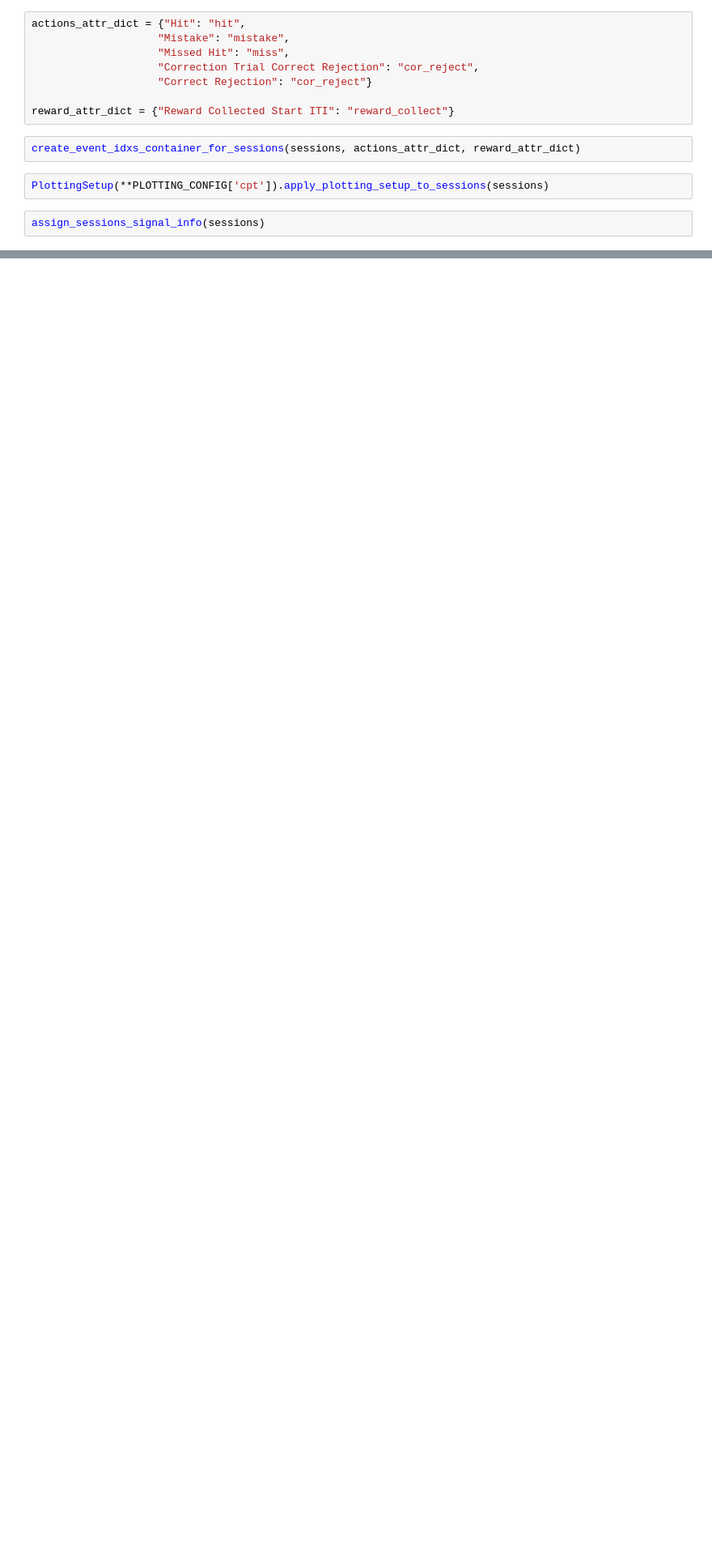
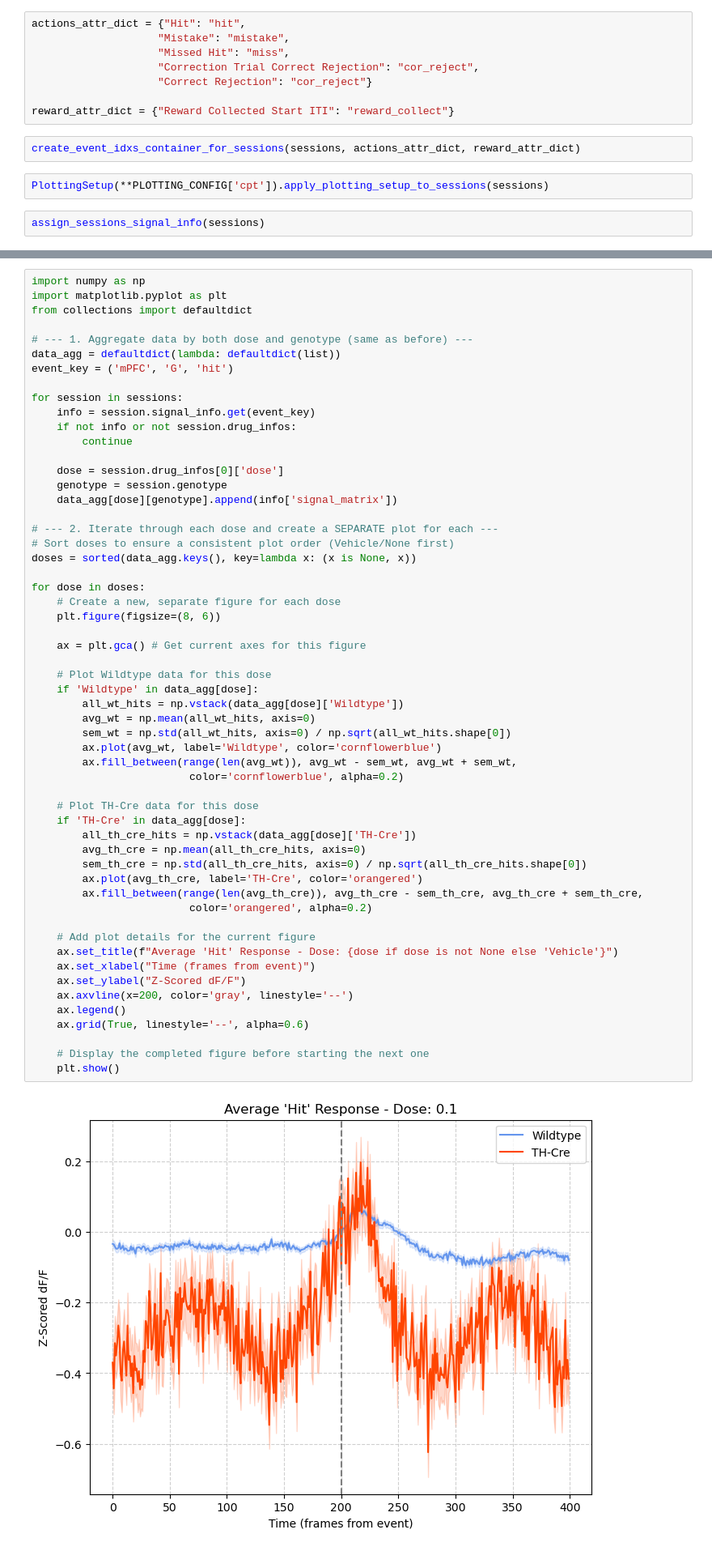
Before and after one commit to sebeliassen/FiberphotometryCode, a Jupyter notebook: fiberphotometry/notebooks/demos/plotting_by_genotype.ipynb, the cells around one changed output, grey strips where cells are left out. Shown at 81% size. Drawn from its saved outputs; the diff is of its cells as text; blank space fills up the shorter version.

```diff
--- a/fiberphotometry/notebooks/demos/plotting_by_genotype.ipynb
+++ b/fiberphotometry/notebooks/demos/plotting_by_genotype.ipynb
@@ -87,0 +229,58 @@ for k, v in s0.signal_info.items():
+# %%
+import numpy as np
+import matplotlib.pyplot as plt
+from collections import defaultdict
+
+# --- 1. Aggregate data by both dose and genotype (same as before) ---
+data_agg = defaultdict(lambda: defaultdict(list))
+event_key = ('mPFC', 'G', 'hit')
+
+for session in sessions:
+    info = session.signal_info.get(event_key)
+    if not info or not session.drug_infos:
+        continue
+
+    dose = session.drug_infos[0]['dose']
+    genotype = session.genotype
+    data_agg[dose][genotype].append(info['signal_matrix'])
+
+# --- 2. Iterate through each dose and create a SEPARATE plot for each ---
+# Sort doses to ensure a consistent plot order (Vehicle/None first)
+doses = sorted(data_agg.keys(), key=lambda x: (x is None, x))
+
+for dose in doses:
+    # Create a new, separate figure for each dose
+    plt.figure(figsize=(8, 6))
+
+    ax = plt.gca() # Get current axes for this figure
+
+    # Plot Wildtype data for this dose
+    if 'Wildtype' in data_agg[dose]:
+        all_wt_hits = np.vstack(data_agg[dose]['Wildtype'])
+        avg_wt = np.mean(all_wt_hits, axis=0)
+        sem_wt = np.std(all_wt_hits, axis=0) / np.sqrt(all_wt_hits.shape[0])
+        ax.plot(avg_wt, label='Wildtype', color='cornflowerblue')
+        ax.fill_between(range(len(avg_wt)), avg_wt - sem_wt, avg_wt + sem_wt,
+                         color='cornflowerblue', alpha=0.2)
+
+    # Plot TH-Cre data for this dose
+    if 'TH-Cre' in data_agg[dose]:
+        all_th_cre_hits = np.vstack(data_agg[dose]['TH-Cre'])
+        avg_th_cre = np.mean(all_th_cre_hits, axis=0)
+        sem_th_cre = np.std(all_th_cre_hits, axis=0) / np.sqrt(all_th_cre_hits.shape[0])
+        ax.plot(avg_th_cre, label='TH-Cre', color='orangered')
+        ax.fill_between(range(len(avg_th_cre)), avg_th_cre - sem_th_cre, avg_th_cre + sem_th_cre,
+                         color='orangered', alpha=0.2)
+
+    # Add plot details for the current figure
+    ax.set_title(f"Average 'Hit' Response - Dose: {dose if dose is not None else 'Vehicle'}")
+    ax.set_xlabel("Time (frames from event)")
+    ax.set_ylabel("Z-Scored dF/F")
+    ax.axvline(x=200, color='gray', linestyle='--')
+    ax.legend()
+    ax.grid(True, linestyle='--', alpha=0.6)
+
+    # Display the completed figure before starting the next one
+    plt.show()
+# %% [output]
+[figure, added]
```
Also changed, not shown: parts of 23 cells of this notebook, 6 other files.
